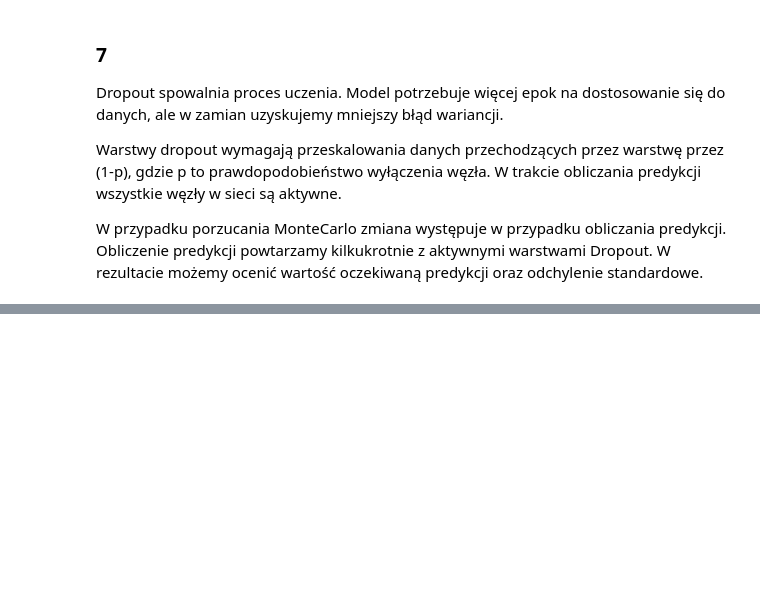
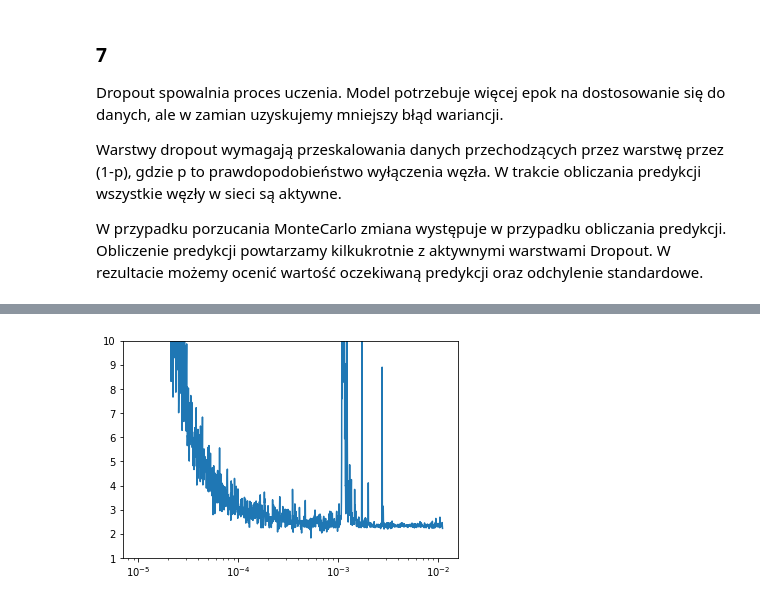
Before and after one commit to WilyLynx/handson-ml2, a Jupyter notebook: my_solutions/Chapter_11.ipynb, the cells around one changed output, grey strips where cells are left out. Cells and saved outputs as stored; diff of their text form; code cells hidden in the pictures; blank space fills up the shorter version.

```diff
--- a/my_solutions/Chapter_11.ipynb
+++ b/my_solutions/Chapter_11.ipynb
@@ -40,0 +88,44 @@ W przypadku porzucania MonteCarlo zmiana występuje w przypadku obliczania predy
+# %%
+from functools import partial
+
+DenseEluHe = partial(tf.keras.layers.Dense,
+                 activation='elu',
+                 kernel_initializer='he_normal')
+
+
+def get_deep_dense():
+    input_ = Input(shape=(32, 32, 3), name='input')
+    x = Flatten()(input_)
+    for _ in range(20):
+        x = DenseEluHe(100)(x)
+
+    output_ = Dense(10, activation='softmax', kernel_initializer='he_normal')(x)
+
+    return Model(inputs=[input_], outputs=[output_], name='DeepDense')
+# %%
+class LearningRateFinder:
+    def __init__(self, lr_start, lr_factor, optimizer):
+        self.start = lr_start
+        self.factor = lr_factor
+        self.optimizer = optimizer
+
+    def test_exp_lr_against_loss(self, model):
+        lr_clb = ExponensionalLR(1.005)
+        model.compile(
+            optimizer=self.optimizer(self.start),
+            loss='sparse_categorical_crossentropy',
+            metrics=['accuracy']
+        )
+        history = model.fit(X_train, y_train,
+                    validation_data=(X_val, y_val),
+                    callbacks=[lr_clb], verbose=0,
+                    epochs=1)
+        plt.plot(lr_clb.lr, lr_clb.loss)
+        plt.gca().set_xscale('log')
+        plt.ylim((1, 10.))
+# %%
+model = get_deep_dense()
+lrf = LearningRateFinder(1e-5, 1.005, Nadam)
+lrf.test_exp_lr_against_loss(model)
+# %% [output]
+[figure, added]
```
Also changed, not shown: parts of 17 cells of this notebook.
